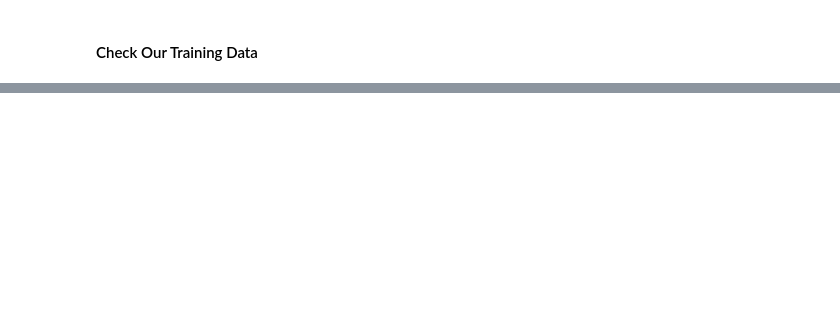
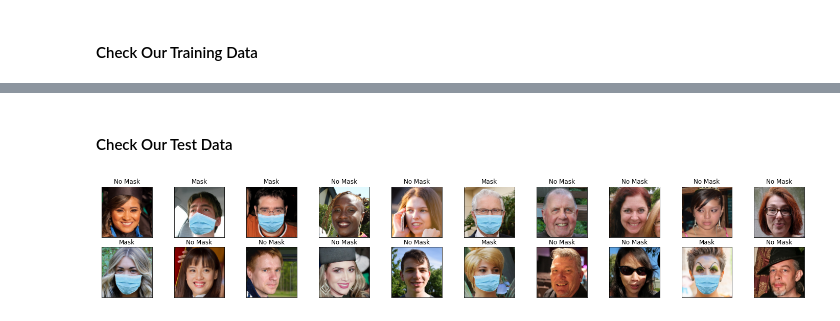
Before and after one commit to Edwinz28/mask-detector, a Jupyter notebook: mask-detector.ipynb, the cells around one changed output, grey strips where cells are left out. Saved outputs shown, nothing was run; the diff lists cells and outputs as text; code cells hidden in the pictures; blank space fills up the shorter version.

```diff
--- a/mask-detector.ipynb
+++ b/mask-detector.ipynb
@@ -76,0 +80,7 @@ Y'all can delete after everything here, I was just curious and wanted to see if
+# %% [markdown]
+#### Check Our Test Data
+# %%
+test_data = torch.utils.data.DataLoader(test_set, batch_size=32, num_workers=1, shuffle=True)
+display_data(test_data)
+# %% [output]
+[figure, added]
```
Also changed, not shown: parts of 16 cells of this notebook, 21 other files.
